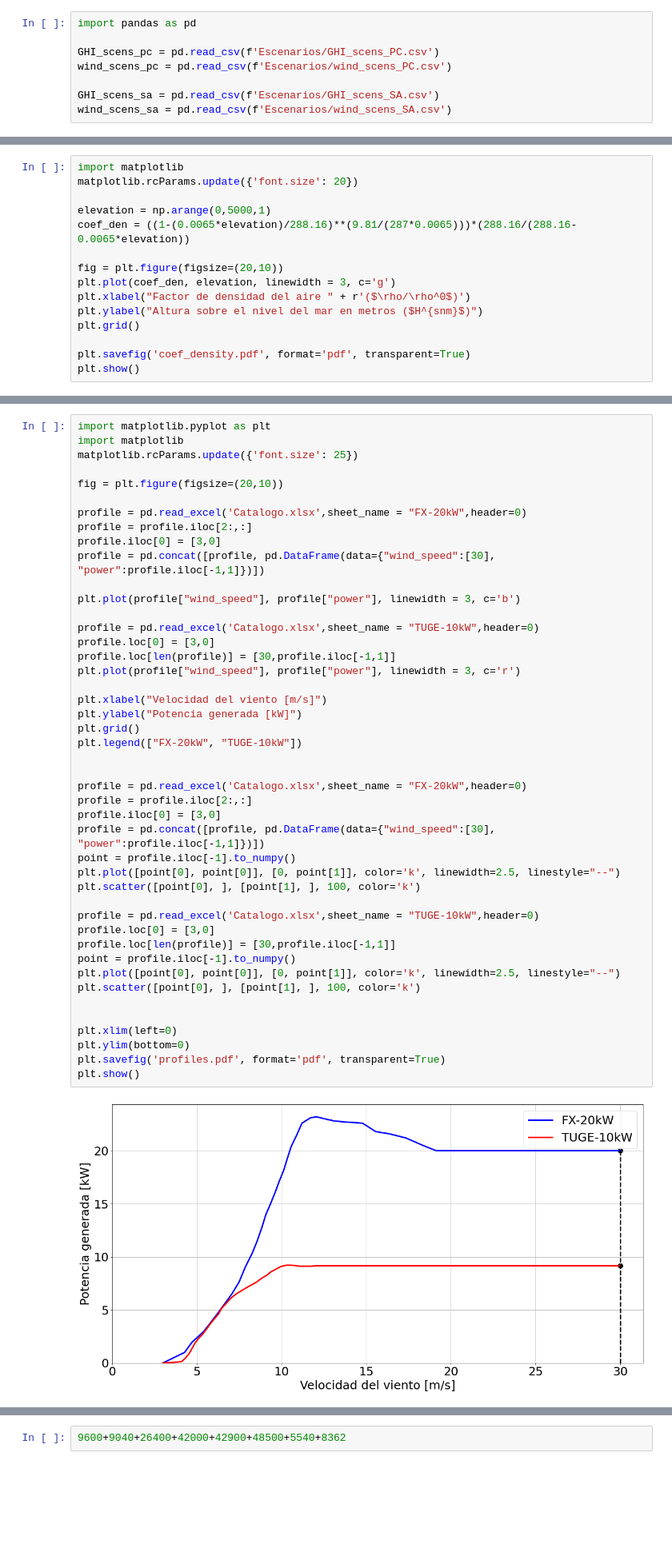
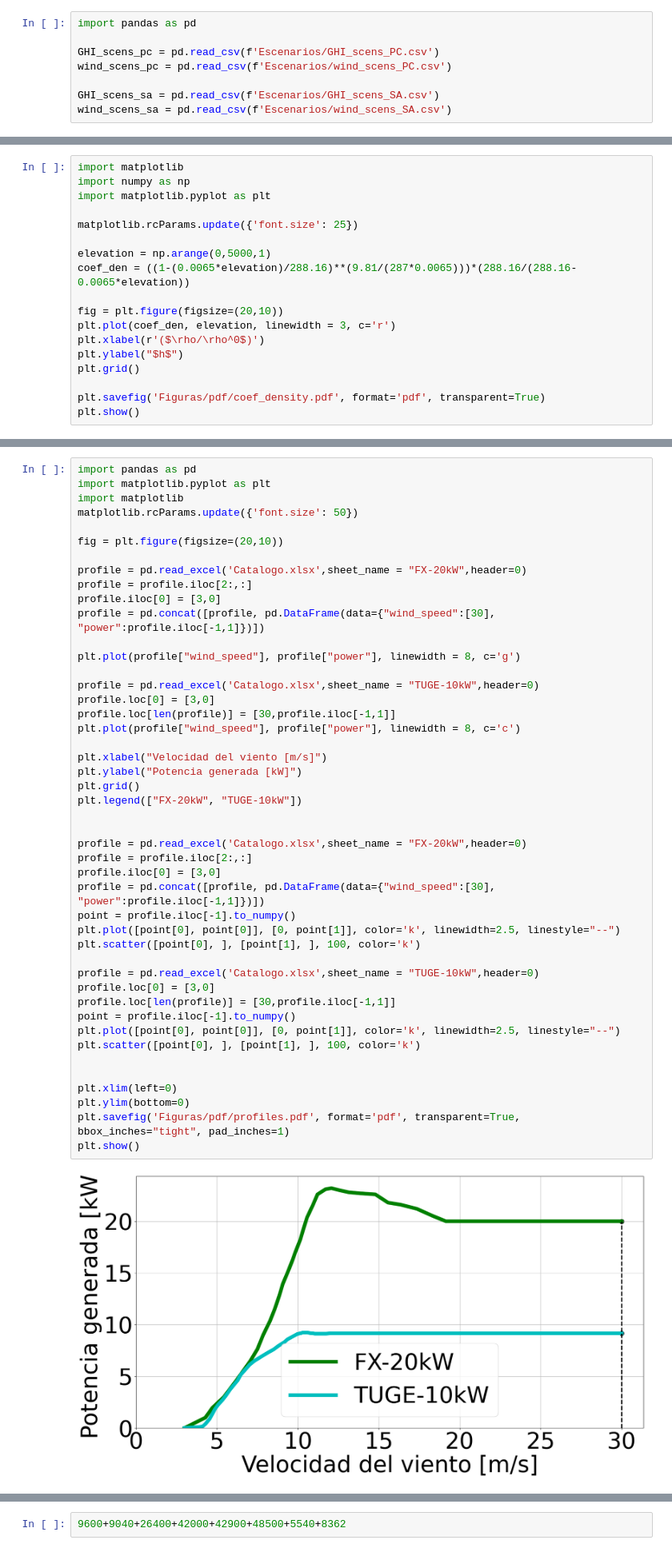
Before and after one commit to nmerchanr/Tesis_Maestria, a Jupyter notebook: Graficas.ipynb, the cells around one changed output, grey strips where cells are left out. Shown at 80% size. Drawn from its saved outputs; the diff is of its cells as text; blank space fills up the shorter version.

```diff
--- a/Graficas.ipynb
+++ b/Graficas.ipynb
@@ -340,17 +340,20 @@ plt.show()
 [figure]
 # %%
 import matplotlib
-matplotlib.rcParams.update({'font.size': 20})
+import numpy as np
+import matplotlib.pyplot as plt
+
+matplotlib.rcParams.update({'font.size': 25})
 
 elevation = np.arange(0,5000,1)
 coef_den = ((1-(0.0065*elevation)/288.16)**(9.81/(287*0.0065)))*(288.16/(288.16-0.0065*elevation))
 
 fig = plt.figure(figsize=(20,10))
-plt.plot(coef_den, elevation, linewidth = 3, c='g')
-plt.xlabel("Factor de densidad del aire " + r'($\rho/\rho^0$)')
-plt.ylabel("Altura sobre el nivel del mar en metros ($H^{snm}$)")
+plt.plot(coef_den, elevation, linewidth = 3, c='r')
+plt.xlabel(r'($\rho/\rho^0$)')
+plt.ylabel("$h$")
 plt.grid()
 
-plt.savefig('coef_density.pdf', format='pdf', transparent=True)
+plt.savefig('Figuras/pdf/coef_density.pdf', format='pdf', transparent=True)
 plt.show()
 # %% [output]
@@ -402,7 +412,8 @@ plt.show()
 # %%
+import pandas as pd
 import matplotlib.pyplot as plt
 import matplotlib
-matplotlib.rcParams.update({'font.size': 25})
+matplotlib.rcParams.update({'font.size': 50})
 
 fig = plt.figure(figsize=(20,10))
 
@@ -411,38 +422,38 @@ profile = profile.iloc[2:,:]
 profile.iloc[0] = [3,0]
 profile = pd.concat([profile, pd.DataFrame(data={"wind_speed":[30], "power":profile.iloc[-1,1]})])
 
-plt.plot(profile["wind_speed"], profile["power"], linewidth = 3, c='b')
+plt.plot(profile["wind_speed"], profile["power"], linewidth = 8, c='g')
 
 profile = pd.read_excel('Catalogo.xlsx',sheet_name = "TUGE-10kW",header=0)
 profile.loc[0] = [3,0]
 profile.loc[len(profile)] = [30,profile.iloc[-1,1]]
-plt.plot(profile["wind_speed"], profile["power"], linewidth = 3, c='r')
+plt.plot(profile["wind_speed"], profile["power"], linewidth = 8, c='c')
 
 plt.xlabel("Velocidad del viento [m/s]")
 plt.ylabel("Potencia generada [kW]")
 plt.grid()
 plt.legend(["FX-20kW", "TUGE-10kW"])
 
 
 profile = pd.read_excel('Catalogo.xlsx',sheet_name = "FX-20kW",header=0)
 profile = profile.iloc[2:,:]
 profile.iloc[0] = [3,0]
 profile = pd.concat([profile, pd.DataFrame(data={"wind_speed":[30], "power":profile.iloc[-1,1]})])
 point = profile.iloc[-1].to_numpy()
 plt.plot([point[0], point[0]], [0, point[1]], color='k', linewidth=2.5, linestyle="--")
 plt.scatter([point[0], ], [point[1], ], 100, color='k')
 
 profile = pd.read_excel('Catalogo.xlsx',sheet_name = "TUGE-10kW",header=0)
 profile.loc[0] = [3,0]
 profile.loc[len(profile)] = [30,profile.iloc[-1,1]]
 point = profile.iloc[-1].to_numpy()
 plt.plot([point[0], point[0]], [0, point[1]], color='k', linewidth=2.5, linestyle="--")
 plt.scatter([point[0], ], [point[1], ], 100, color='k')
 
 
 plt.xlim(left=0)
 plt.ylim(bottom=0)
-plt.savefig('profiles.pdf', format='pdf', transparent=True)
+plt.savefig('Figuras/pdf/profiles.pdf', format='pdf', transparent=True, bbox_inches="tight", pad_inches=1)
 plt.show()
 # %% [output]
-[figure, old version]
+[figure, new version]
```
Also changed, not shown: parts of 4 cells of this notebook, 26 other files.
